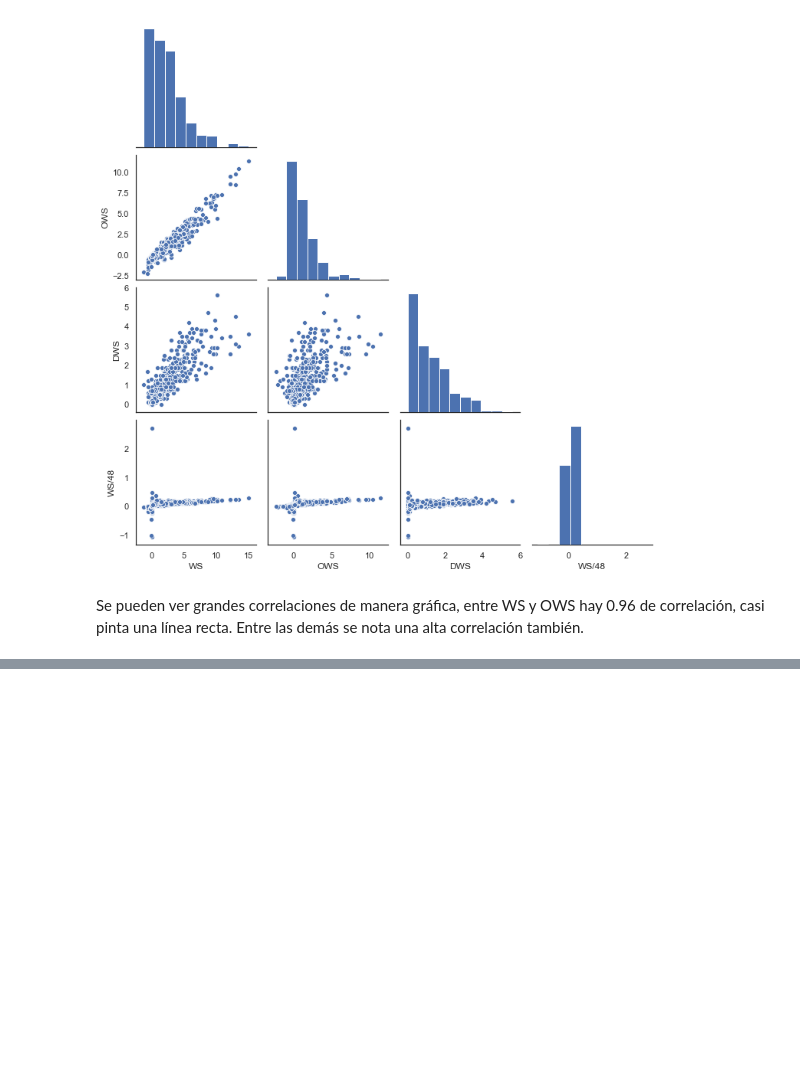
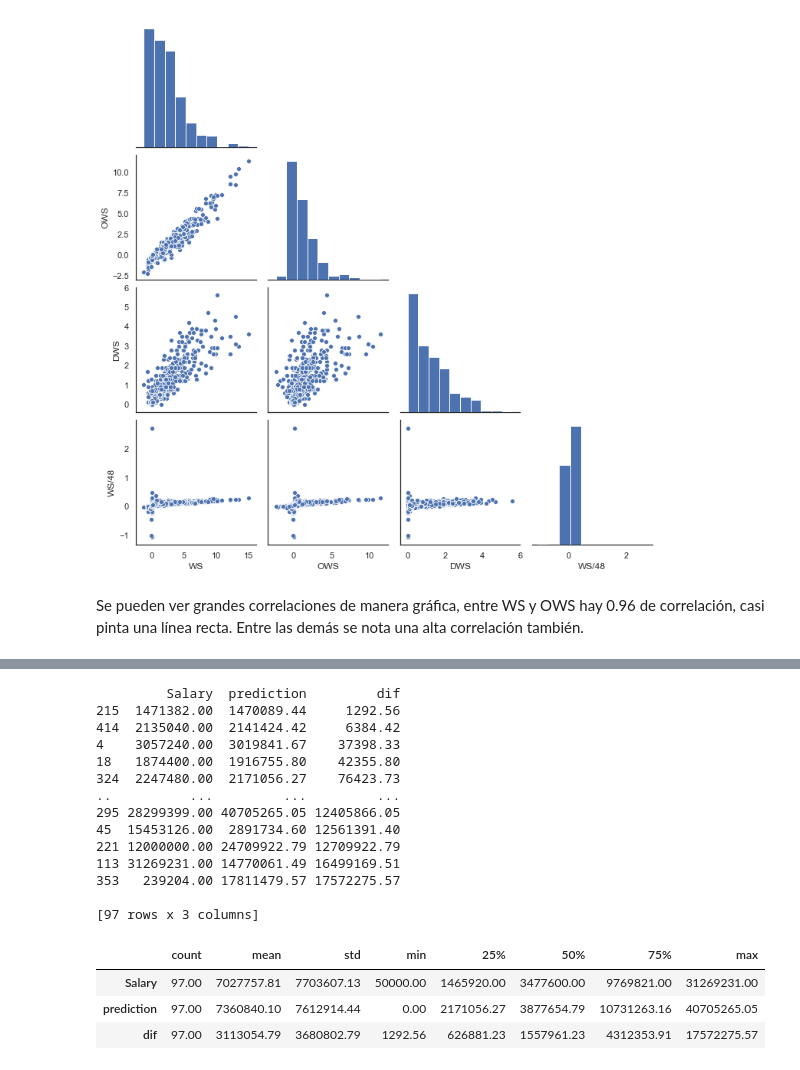
Before and after one commit to cristianm123/NBA_AnalyticsProject, a Jupyter notebook: EDA.ipynb, the cells around one changed output, grey strips where cells are left out. Drawn from its saved outputs; the diff is of its cells as text; code cells hidden in the pictures; blank space fills up the shorter version.

```diff
--- a/EDA.ipynb
+++ b/EDA.ipynb
@@ -375,0 +509,26 @@ Se pueden ver grandes correlaciones de manera gráfica, entre WS y OWS hay 0.96
+# %%
+result = pd.DataFrame(y_test*1000000)
+result["prediction"] = test_predictions*1000000
+result["dif"] = np.abs(result["Salary"] - result["prediction"])
+
+print(result.sort_values(by=["dif"]))
+result.describe().T
+# %% [output]
+         Salary  prediction         dif
+215  1471382.00  1470089.44     1292.56
+414  2135040.00  2141424.42     6384.42
+4    3057240.00  3019841.67    37398.33
+18   1874400.00  1916755.80    42355.80
+324  2247480.00  2171056.27    76423.73
+..          ...         ...         ...
+295 28299399.00 40705265.05 12405866.05
+45  15453126.00  2891734.60 12561391.40
+221 12000000.00 24709922.79 12709922.79
+113 31269231.00 14770061.49 16499169.51
+353   239204.00 17811479.57 17572275.57
+
+[97 rows x 3 columns]
+|  | count | mean | std | min | 25% | 50% | 75% | max |
+| Salary | 97.00 | 7027757.81 | 7703607.13 | 50000.00 | 1465920.00 | 3477600.00 | 9769821.00 | 31269231.00 |
+| prediction | 97.00 | 7360840.10 | 7612914.44 | 0.00 | 2171056.27 | 3877654.79 | 10731263.16 | 40705265.05 |
+| dif | 97.00 | 3113054.79 | 3680802.79 | 1292.56 | 626881.23 | 1557961.23 | 4312353.91 | 17572275.57 |
```
Also changed, not shown: parts of 13 cells of this notebook.
